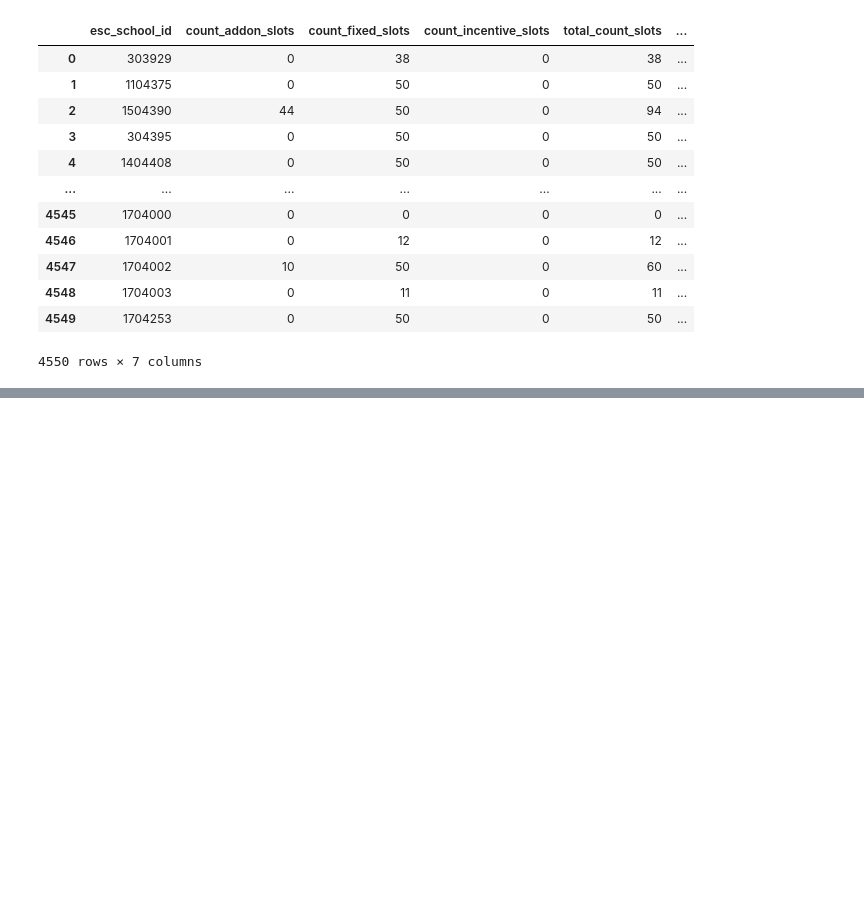
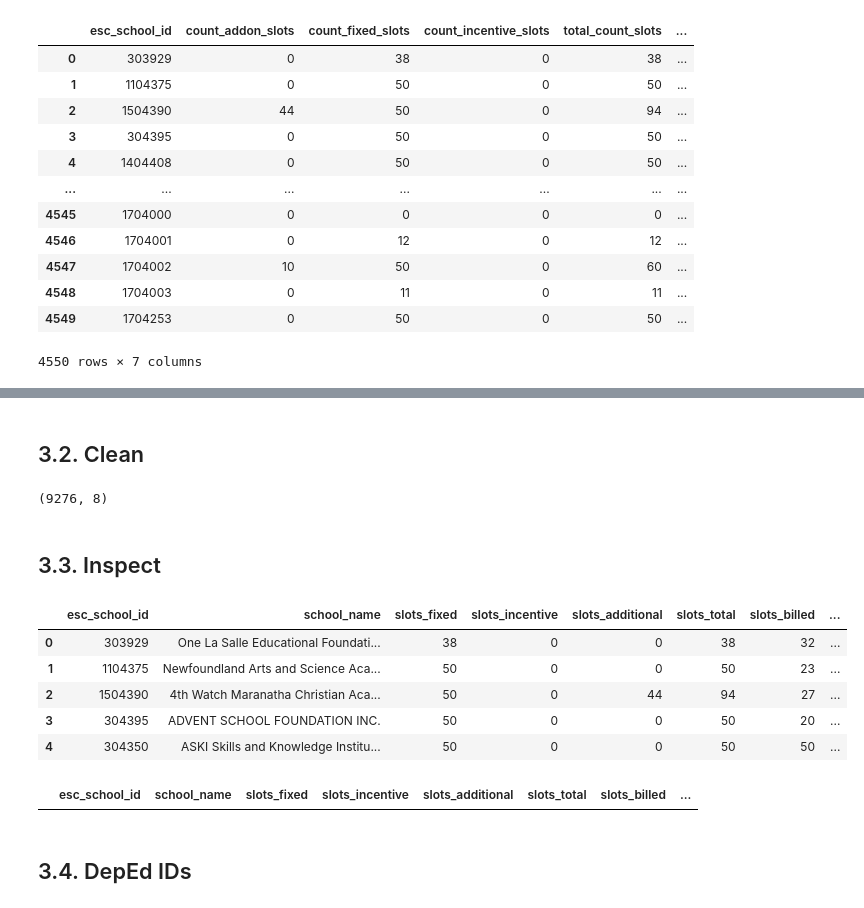
Before and after one commit to cair-philippines/project_paaral, a Jupyter notebook: notebooks/1.8.-process-esc-slots.ipynb, the cells around one changed output, grey strips where cells are left out. Saved outputs shown, nothing was run; the diff lists cells and outputs as text; code cells hidden in the pictures; blank space fills up the shorter version.

```diff
--- a/notebooks/1.8.-process-esc-slots.ipynb
+++ b/notebooks/1.8.-process-esc-slots.ipynb
@@ -239,0 +285,65 @@ display(df_match)
+# %% [markdown]
+## 3.2. Clean
+# %%
+tmp = esc_until.copy()
+half_headers = [
+    'esc_school_id','school_name',
+    'slots_fixed','slots_incentive',
+    'slots_additional','slots_total',
+    'slots_billed','slots_unutilized',
+]
+
+half_idxs = [(0,8), (10,18)]
+
+halves = []
+for i, tup_idx in enumerate(half_idxs):
+    half_a = tmp.iloc[1:,tup_idx[0]:tup_idx[1]]
+    half_a.columns = half_headers
+
+    # Drop rows whose school id is Nan
+    half_a = half_a.dropna(subset='esc_school_id')
+
+    # Establish data types
+    for col in ['esc_school_id','school_name']:
+        half_a[col] = half_a[col].astype(str)
+
+    for col in half_a.loc[:,"slots_fixed":].columns:
+        half_a[col] = half_a[col].astype(int)
+
+    # Only the first half has school IDs that have a decimal
+    if i == 0:
+        # Clean esc school ids
+        pattern = r"(.*)\.0"
+        half_a['esc_school_id'] = half_a['esc_school_id'].str.extract(pattern)
+    elif i == 1:
+        half_a = half_a.iloc[:-1,:]  # Remove TOTAL row
+
+    # display(half_a.head())
+    halves.append(half_a)
+    # break
+
+halves = pd.concat(halves, axis=0, ignore_index=True)
+print(halves.shape)
+
+# I don't trust slots_unutilized so I will recompute
+halves['slots_total_minus_billed'] = halves['slots_total'] - halves['slots_billed']
+# %% [output]
+(9276, 8)
+# %% [markdown]
+## 3.3. Inspect
+# %%
+display(halves.head())
+# %% [output]
+|  | esc_school_id | school_name | slots_fixed | slots_incentive | slots_additional | slots_total | slots_billed | ... |
+| 0 | 303929 | One La Salle Educational Foundati... | 38 | 0 | 0 | 38 | 32 | ... |
+| 1 | 1104375 | Newfoundland Arts and Science Aca... | 50 | 0 | 0 | 50 | 23 | ... |
+| 2 | 1504390 | 4th Watch Maranatha Christian Aca... | 50 | 0 | 44 | 94 | 27 | ... |
+| 3 | 304395 | ADVENT SCHOOL FOUNDATION INC. | 50 | 0 | 0 | 50 | 20 | ... |
+| 4 | 304350 | ASKI Skills and Knowledge Institu... | 50 | 0 | 0 | 50 | 50 | ... |
+# %%
+# Check if I just have trust issues
+display(halves[halves['slots_total_minus_billed'] != halves['slots_unutilized']])
+# %% [output]
+|  | esc_school_id | school_name | slots_fixed | slots_incentive | slots_additional | slots_total | slots_billed | ... |
+# %% [markdown]
+## 3.4. DepEd IDs
```
Also changed, not shown: parts of 16 cells of this notebook.
